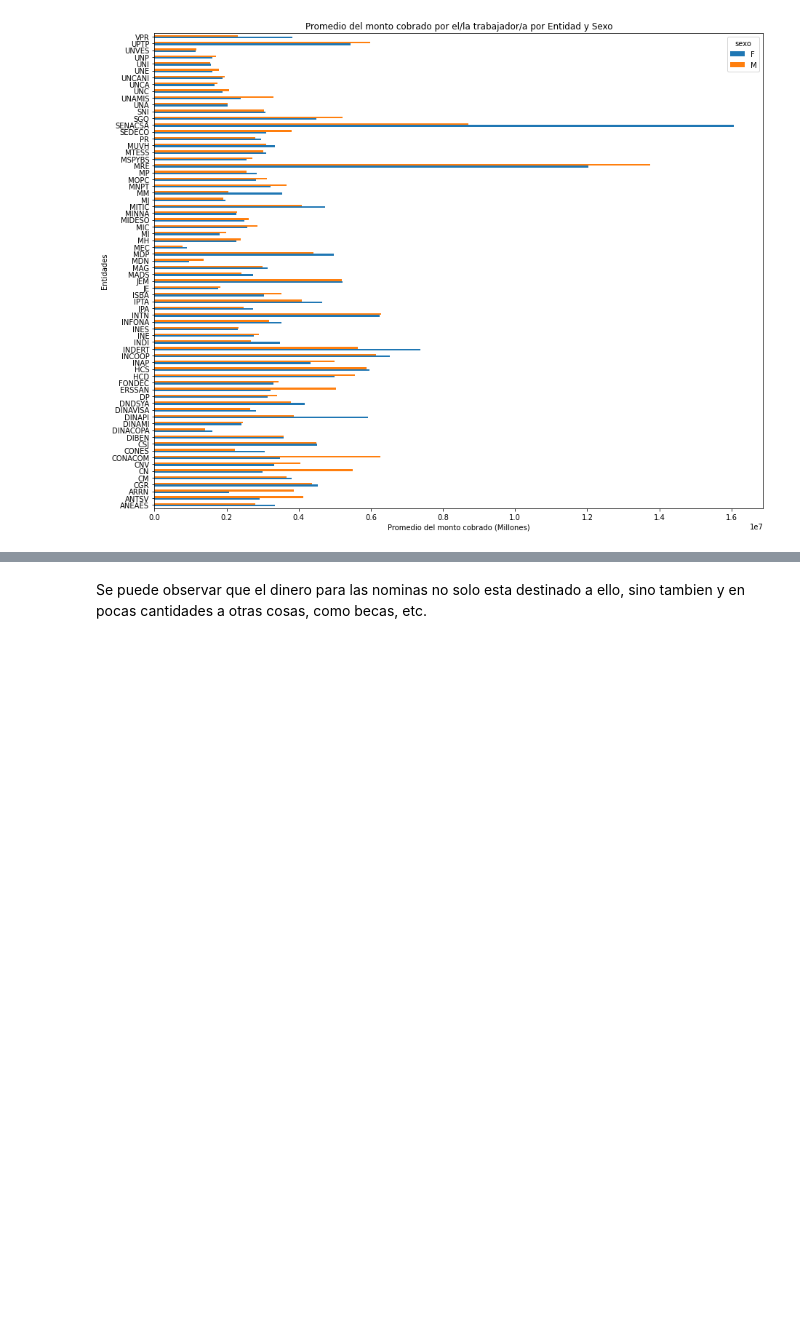
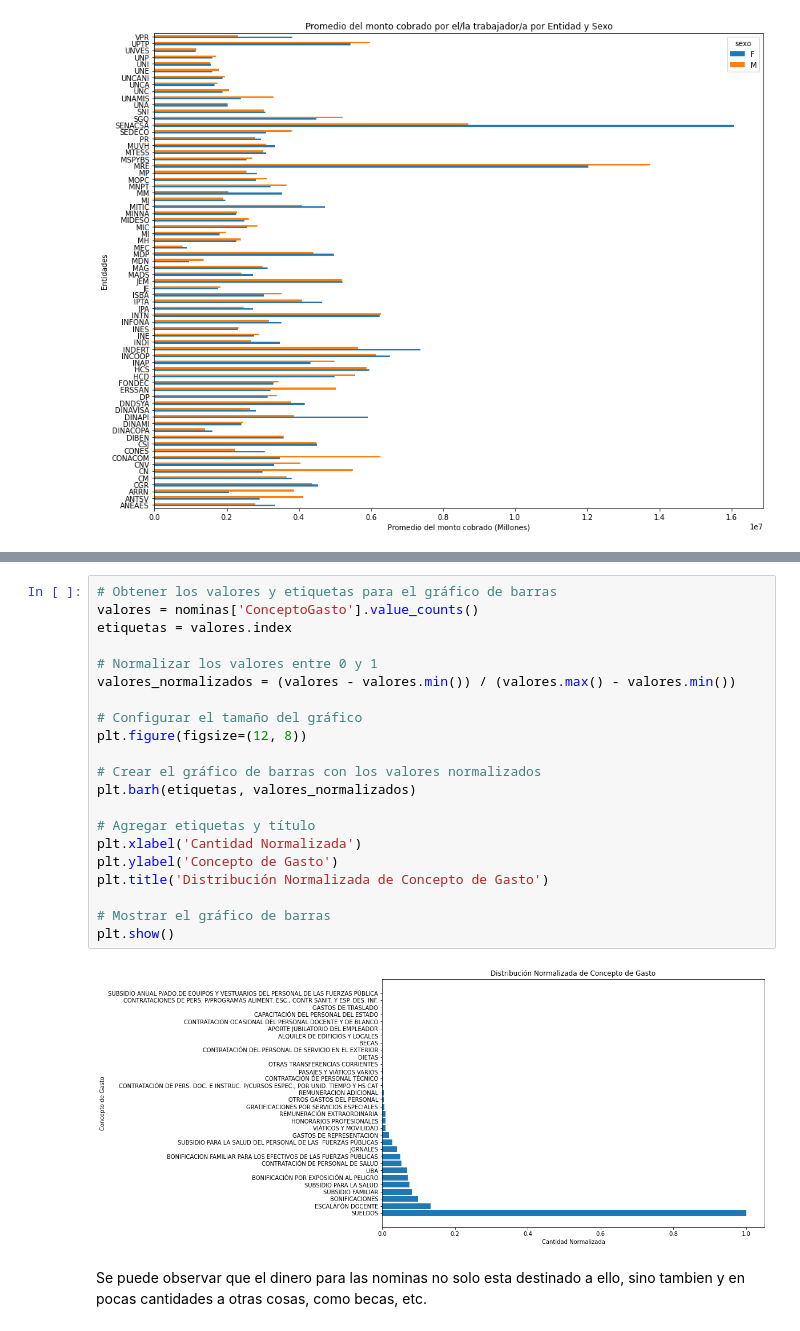
Before and after one commit to jorge-ia-alen/final_practical_tasks, a Jupyter notebook: TpFinalOpenData.ipynb, the cells around one changed output, grey strips where cells are left out. Drawn from its saved outputs; the diff is of its cells as text; blank space fills up the shorter version.

```diff
--- a/TpFinalOpenData.ipynb
+++ b/TpFinalOpenData.ipynb
@@ -382,5 +383,28 @@ plt.show()
 # %% [output]
 [figure]
+# %%
+# Obtener los valores y etiquetas para el gráfico de barras
+valores = nominas['ConceptoGasto'].value_counts()
+etiquetas = valores.index
+
+# Normalizar los valores entre 0 y 1
+valores_normalizados = (valores - valores.min()) / (valores.max() - valores.min())
+
+# Configurar el tamaño del gráfico
+plt.figure(figsize=(12, 8))
+
+# Crear el gráfico de barras con los valores normalizados
+plt.barh(etiquetas, valores_normalizados)
+
+# Agregar etiquetas y título
+plt.xlabel('Cantidad Normalizada')
+plt.ylabel('Concepto de Gasto')
+plt.title('Distribución Normalizada de Concepto de Gasto')
+
+# Mostrar el gráfico de barras
+plt.show()
+# %% [output]
+[figure, added]
 # %% [markdown]
 Se puede observar que el dinero para las nominas no solo esta destinado a ello, sino tambien y en pocas cantidades a otras cosas, como becas, etc.
 # %% [markdown]
```
Also changed, not shown: parts of 16 cells of this notebook.
